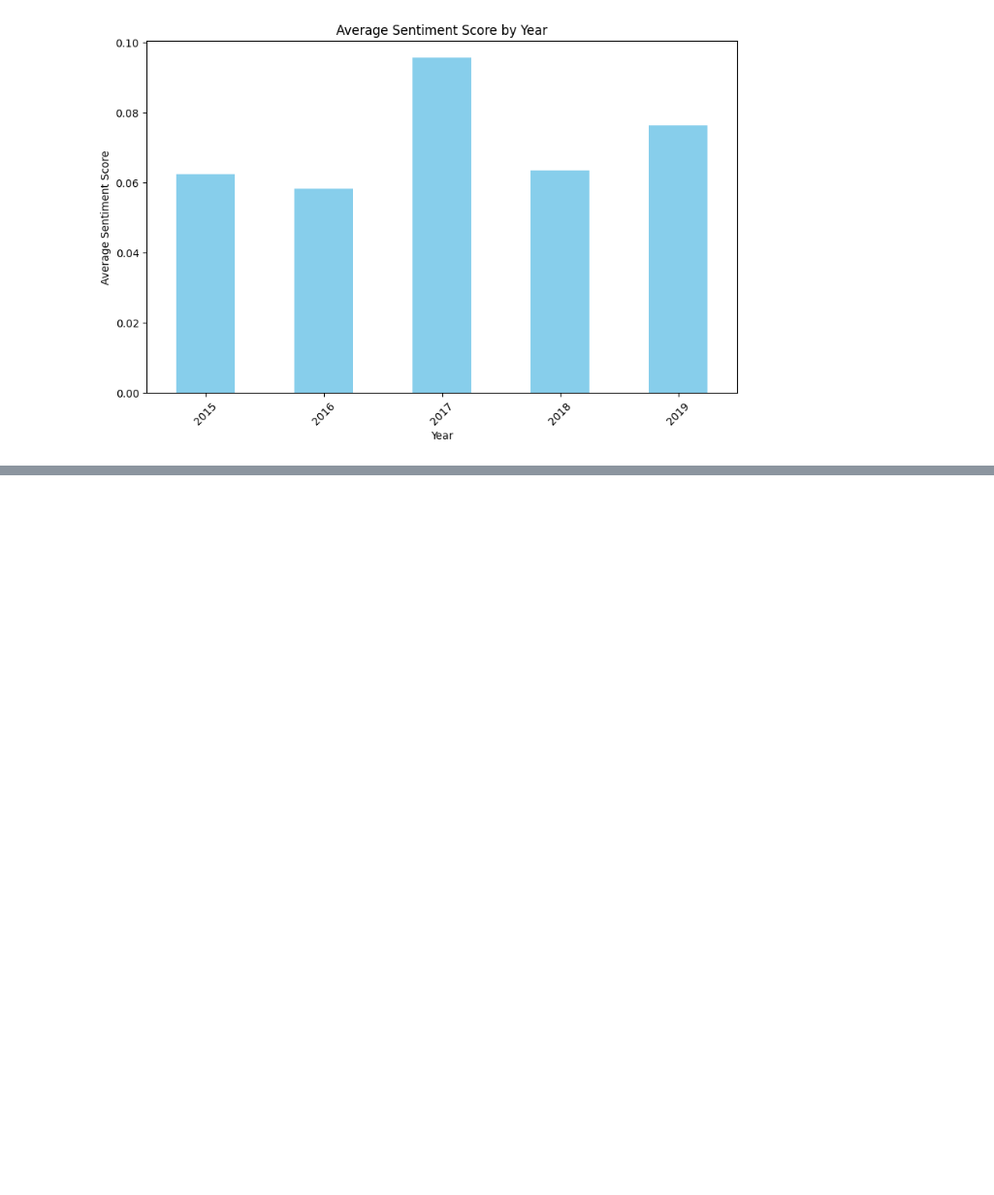
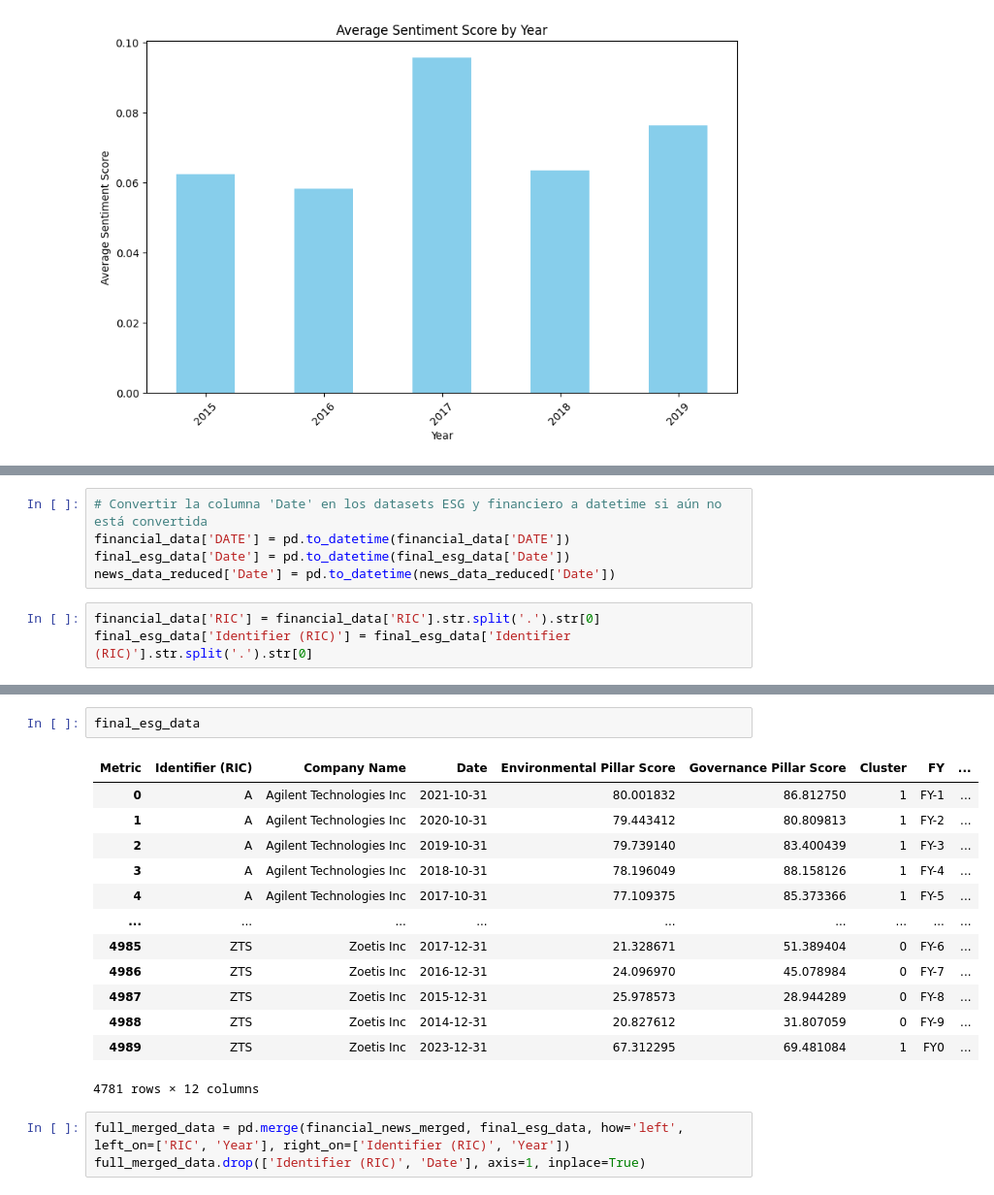
Before and after one commit to LucaBia/esg-sentiment-prediction, a Jupyter notebook: main.ipynb, the cells around one changed output, grey strips where cells are left out. Shown at 97% size. Drawn from its saved outputs; the diff is of its cells as text; blank space fills up the shorter version.

```diff
--- a/main.ipynb
+++ b/main.ipynb
@@ -652,0 +655,8 @@ news_data_reduced.head()
+# %%
+# Convertir la columna 'Date' en los datasets ESG y financiero a datetime si aún no está convertida
+financial_data['DATE'] = pd.to_datetime(financial_data['DATE'])
+final_esg_data['Date'] = pd.to_datetime(final_esg_data['Date'])
+news_data_reduced['Date'] = pd.to_datetime(news_data_reduced['Date'])
+# %%
+financial_data['RIC'] = financial_data['RIC'].str.split('.').str[0]
+final_esg_data['Identifier (RIC)'] = final_esg_data['Identifier (RIC)'].str.split('.').str[0]
@@ -652,0 +836,19 @@ news_data_reduced.head()
+# %%
+final_esg_data
+# %% [output]
+| Metric | Identifier (RIC) | Company Name | Date | Environmental Pillar Score | Governance Pillar Score | Cluster | FY | ... |
+| 0 | A | Agilent Technologies Inc | 2021-10-31 | 80.001832 | 86.812750 | 1 | FY-1 | ... |
+| 1 | A | Agilent Technologies Inc | 2020-10-31 | 79.443412 | 80.809813 | 1 | FY-2 | ... |
+| 2 | A | Agilent Technologies Inc | 2019-10-31 | 79.739140 | 83.400439 | 1 | FY-3 | ... |
+| 3 | A | Agilent Technologies Inc | 2018-10-31 | 78.196049 | 88.158126 | 1 | FY-4 | ... |
+| 4 | A | Agilent Technologies Inc | 2017-10-31 | 77.109375 | 85.373366 | 1 | FY-5 | ... |
+| ... | ... | ... | ... | ... | ... | ... | ... | ... |
+| 4985 | ZTS | Zoetis Inc | 2017-12-31 | 21.328671 | 51.389404 | 0 | FY-6 | ... |
+| 4986 | ZTS | Zoetis Inc | 2016-12-31 | 24.096970 | 45.078984 | 0 | FY-7 | ... |
+| 4987 | ZTS | Zoetis Inc | 2015-12-31 | 25.978573 | 28.944289 | 0 | FY-8 | ... |
+| 4988 | ZTS | Zoetis Inc | 2014-12-31 | 20.827612 | 31.807059 | 0 | FY-9 | ... |
+| 4989 | ZTS | Zoetis Inc | 2023-12-31 | 67.312295 | 69.481084 | 1 | FY0 | ... |
+4781 rows × 12 columns
+# %%
+full_merged_data = pd.merge(financial_news_merged, final_esg_data, how='left', left_on=['RIC', 'Year'], right_on=['Identifier (RIC)', 'Year'])
+full_merged_data.drop(['Identifier (RIC)', 'Date'], axis=1, inplace=True)
```
Also changed, not shown: parts of 16 cells of this notebook.
